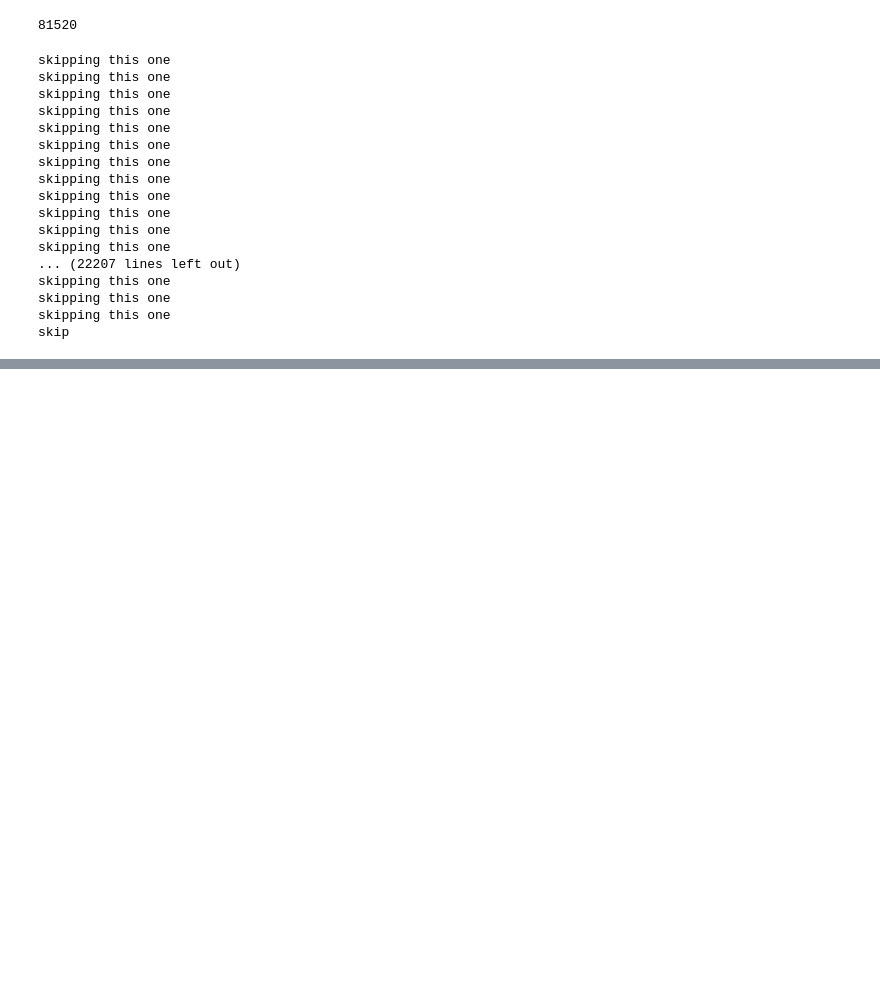
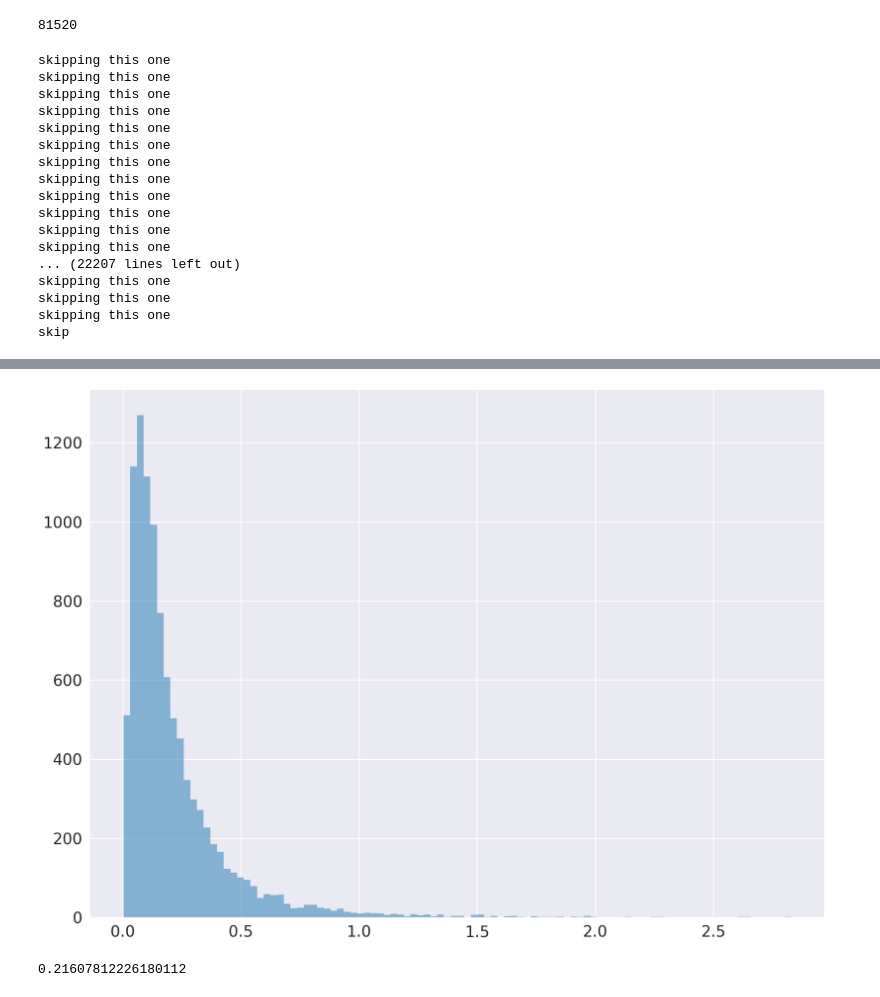
Before and after one commit to hsnee/lsstpsf, a Jupyter notebook: GalSize.ipynb, the cells around one changed output, grey strips where cells are left out. Drawn from its saved outputs; the diff is of its cells as text; code cells hidden in the pictures; blank space fills up the shorter version.

```diff
--- a/GalSize.ipynb
+++ b/GalSize.ipynb
@@ -70,0 +101,10 @@ psf = gs.Kolmogorov(fwhm=)
+# %%
+seeings_traces = 2*(np.array(psf_sigmas)*pixel_scale)**2
+# %%
+plt.hist(seeings_traces,bins=100, alpha=0.5);
+# %% [output]
+[figure, added]
+# %%
+np.mean(seeings_traces)
+# %% [output]
+0.21607812226180112
```
Also changed, not shown: parts of 13 cells of this notebook.
